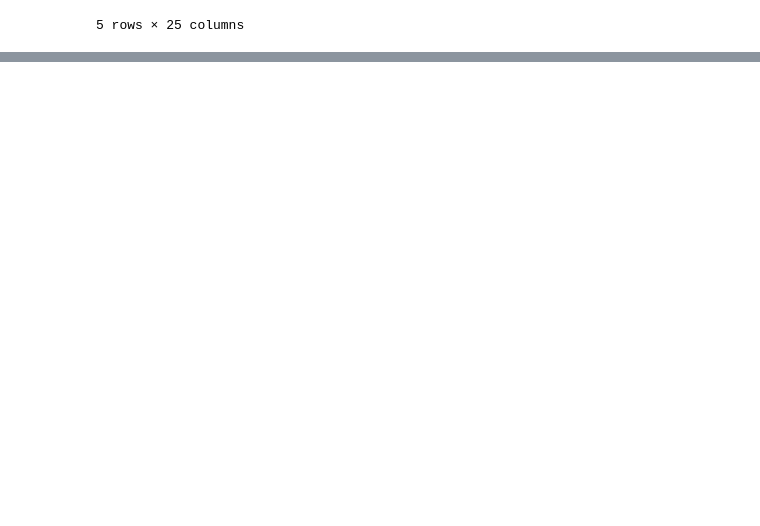
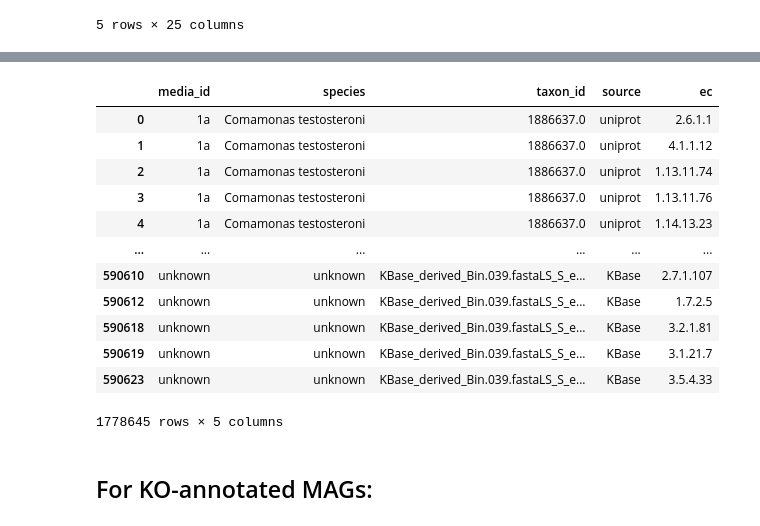
Before and after one commit to giovannellilab/media-prediction, a Jupyter notebook: notebooks/01-Data.ipynb, the cells around one changed output, grey strips where cells are left out. Cells and saved outputs as stored; diff of their text form; code cells hidden in the pictures; blank space fills up the shorter version.

Commit message:
Format changes, clearing redundant files

```diff
--- a/notebooks/01-Data.ipynb
+++ b/notebooks/01-Data.ipynb
@@ -607,0 +656,39 @@ dive.head()
+# %%
+# Load dataframes
+train = pd.read_csv(os.path.join(DATA_DIR, "taxa2ec-final.csv"), low_memory=False)
+test = pd.read_csv(os.path.join(DATA_DIR, 'MAGs', 'FENIX21', 'FENIX21-all.csv'), low_memory=False)
+
+# Weird na values, just make some filters
+test["ec"] = test["ec"].astype(str).dropna()
+NaN = test["ec"].str.contains("NaN")
+nan = test["ec"].str.contains("nan")
+test = test[~NaN & ~nan]
+
+# Start formatting to merge with taxa2ec-final
+test["media_id"] = "unknown"
+test["species"] = "unknown" ### can update with taxonomy predictions from the KBase workspace
+test = test.rename(columns={"filename": "taxon_id", "ID": "node"})
+
+# Subset and Concat
+test = test[["media_id","species","taxon_id", "source", "ec"]]
+frames = train, test
+ml_input = pd.concat(frames)
+
+#ml_input.to_csv(os.path.join(DATA_DIR, "model", "ml_input.csv"), index=False)
+ml_input
+# %% [output]
+|  | media_id | species | taxon_id | source | ec |
+| 0 | 1a | Comamonas testosteroni | 1886637.0 | uniprot | 2.6.1.1 |
+| 1 | 1a | Comamonas testosteroni | 1886637.0 | uniprot | 4.1.1.12 |
+| 2 | 1a | Comamonas testosteroni | 1886637.0 | uniprot | 1.13.11.74 |
+| 3 | 1a | Comamonas testosteroni | 1886637.0 | uniprot | 1.13.11.76 |
+| 4 | 1a | Comamonas testosteroni | 1886637.0 | uniprot | 1.14.13.23 |
+| ... | ... | ... | ... | ... | ... |
+| 590610 | unknown | unknown | KBase_derived_Bin.039.fastaLS_S_e... | KBase | 2.7.1.107 |
+| 590612 | unknown | unknown | KBase_derived_Bin.039.fastaLS_S_e... | KBase | 1.7.2.5 |
+| 590618 | unknown | unknown | KBase_derived_Bin.039.fastaLS_S_e... | KBase | 3.2.1.81 |
+| 590619 | unknown | unknown | KBase_derived_Bin.039.fastaLS_S_e... | KBase | 3.1.21.7 |
+| 590623 | unknown | unknown | KBase_derived_Bin.039.fastaLS_S_e... | KBase | 3.5.4.33 |
+1778645 rows × 5 columns
+# %% [markdown]
+## For KO-annotated MAGs:
```
Also changed, not shown: parts of 10 cells of this notebook, 21 other files.
